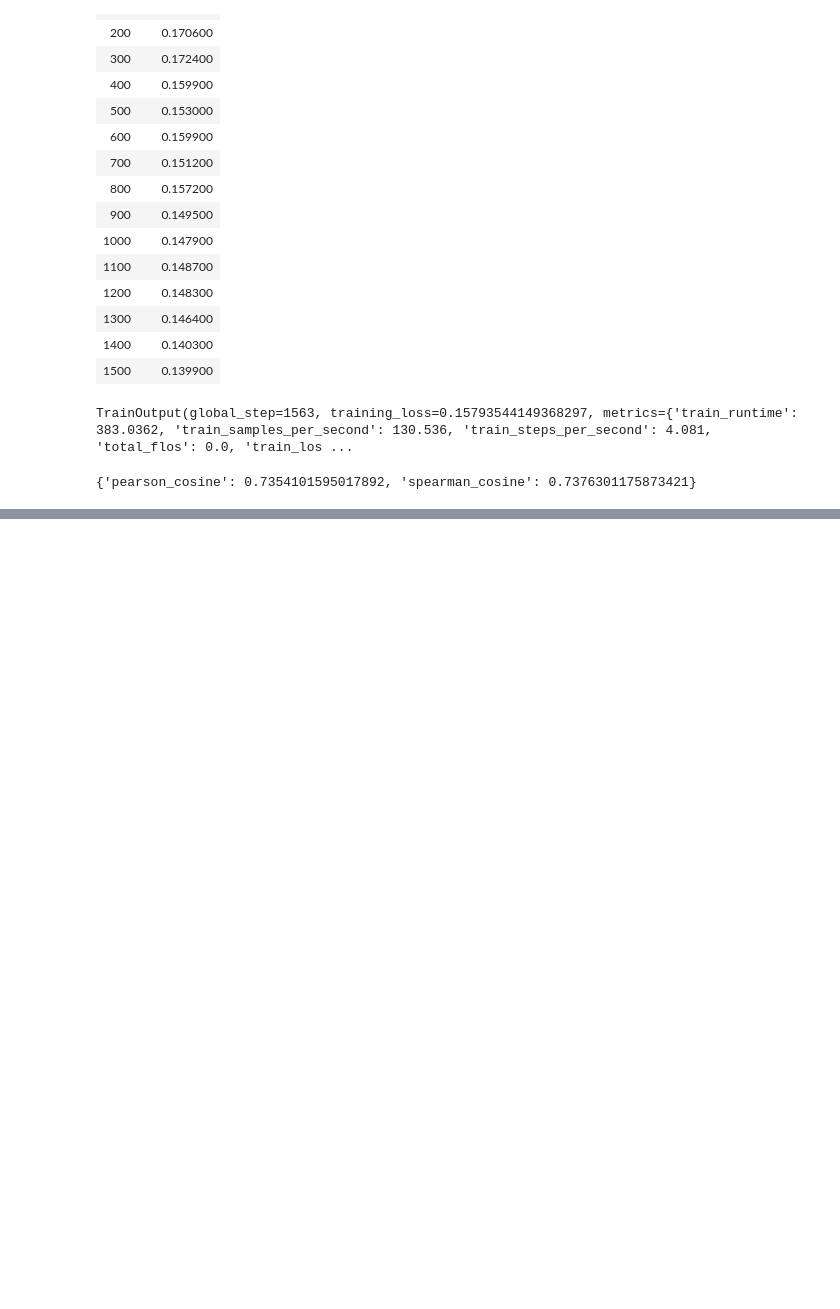
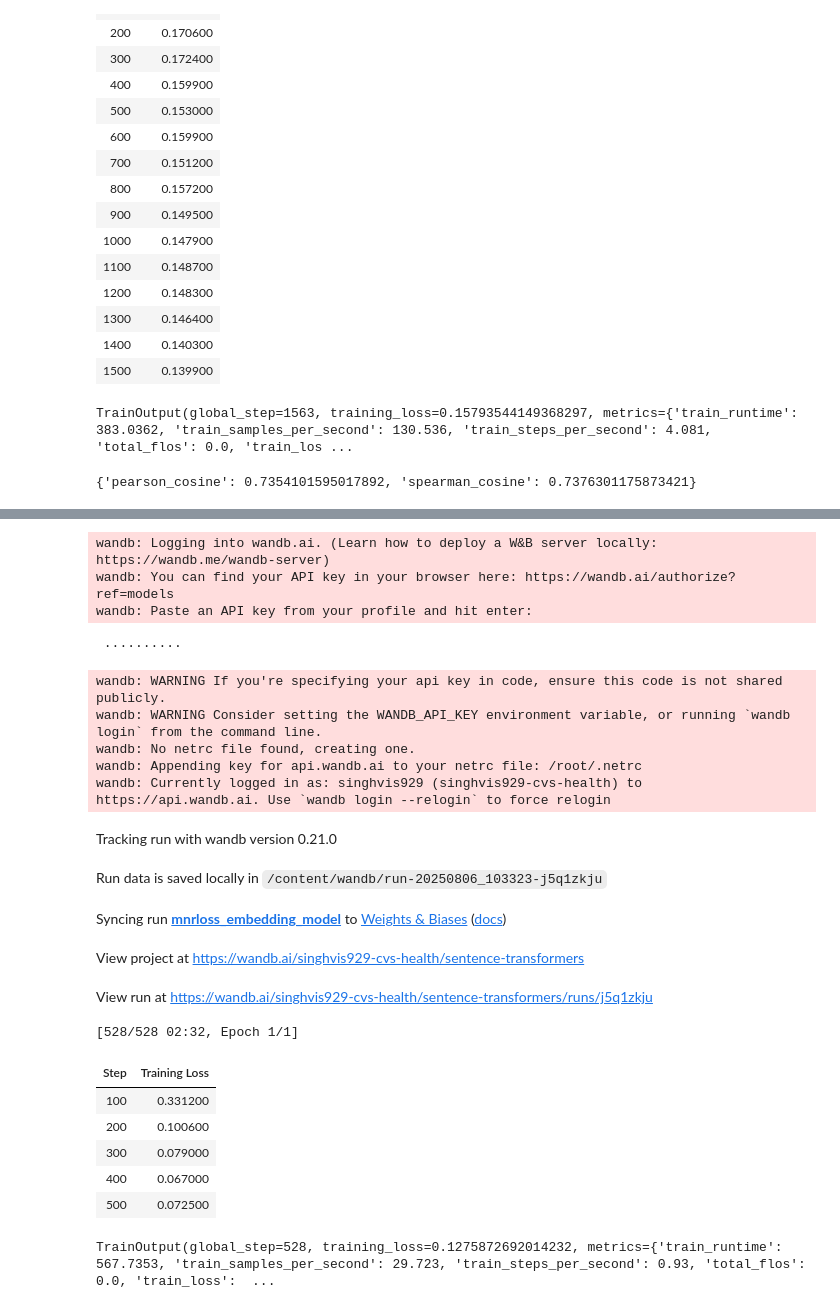
Before and after one commit to singhvis29/Hands_On_LLM_WR, a Jupyter notebook: Ch_10_Creating_Text_Embedding_Models.ipynb, the cells around one changed output, grey strips where cells are left out. Drawn from its saved outputs; the diff is of its cells as text; code cells hidden in the pictures; blank space fills up the shorter version.

```diff
--- a/Ch_10_Creating_Text_Embedding_Models.ipynb
+++ b/Ch_10_Creating_Text_Embedding_Models.ipynb
@@ -238,0 +272,51 @@ evaluator(embedding_model)
+# %%
+from sentence_transformers.evaluation import EmbeddingSimilarityEvaluator
+from datasets import load_dataset
+
+# Create an embedding similarity evaluator for stsb
+val_sts = load_dataset('glue', 'stsb', split='validation')
+
+# Convert sentence columns to lists to avoid TypeError with numpy integers in the evaluator
+sentences1_list = list(val_sts["sentence1"])
+sentences2_list = list(val_sts["sentence2"])
+scores_list = [score/5 for score in val_sts["label"]] # Keep scores as a list
+
+evaluator = EmbeddingSimilarityEvaluator(
+    sentences1=sentences1_list,
+    sentences2=sentences2_list,
+    scores=scores_list,
+    main_similarity="cosine"
+)
+# %%
+from sentence_transformers import losses, SentenceTransformer
+from sentence_transformers.trainer import SentenceTransformerTrainer
+from sentence_transformers.training_args import SentenceTransformerTrainingArguments
+
+# Define model
+embedding_model = SentenceTransformer('bert-base-uncased')
+
+# Loss function
+train_loss = losses.MultipleNegativesRankingLoss(model=embedding_model)
+
+# Define the training arguments
+args = SentenceTransformerTrainingArguments(
+    output_dir="mnrloss_embedding_model",
+    num_train_epochs=1,
+    per_device_train_batch_size=32,
+    per_device_eval_batch_size=32,
+    warmup_steps=100,
+    fp16=True,
+    eval_steps=100,
+    logging_steps=100,
+)
+
+# Train model
+trainer = SentenceTransformerTrainer(
+    model=embedding_model,
+    args=args,
+    train_dataset=train_dataset,
+    loss=train_loss,
+    evaluator=evaluator
+)
+trainer.train()
+# %% [output]
@@ -238,0 +326,22 @@ evaluator(embedding_model)
+wandb: Logging into wandb.ai. (Learn how to deploy a W&B server locally: https://wandb.me/wandb-server)
+wandb: You can find your API key in your browser here: https://wandb.ai/authorize?ref=models
+wandb: Paste an API key from your profile and hit enter:
+ ··········
+wandb: WARNING If you're specifying your api key in code, ensure this code is not shared publicly.
+wandb: WARNING Consider setting the WANDB_API_KEY environment variable, or running `wandb login` from the command line.
+wandb: No netrc file found, creating one.
+wandb: Appending key for api.wandb.ai to your netrc file: /root/.netrc
+wandb: Currently logged in as: singhvis929 (singhvis929-cvs-health) to https://api.wandb.ai. Use `wandb login --relogin` to force relogin
+Tracking run with wandb version 0.21.0
+Run data is saved locally in /content/wandb/run-20250806_103323-j5q1zkju
+Syncing run mnrloss_embedding_model to Weights & Biases (docs)
+View project at https://wandb.ai/singhvis929-cvs-health/sentence-transformers
+View run at https://wandb.ai/singhvis929-cvs-health/sentence-transformers/runs/j5q1zkju
+[528/528 02:32, Epoch 1/1]
+| Step | Training Loss |
+| 100 | 0.331200 |
+| 200 | 0.100600 |
+| 300 | 0.079000 |
+| 400 | 0.067000 |
+| 500 | 0.072500 |
+TrainOutput(global_step=528, training_loss=0.1275872692014232, metrics={'train_runtime': 567.7353, 'train_samples_per_second': 29.723, 'train_steps_per_second': 0.93, 'total_flos': 0.0, 'train_loss':  ...
```
Also changed, not shown: parts of 13 cells of this notebook.
